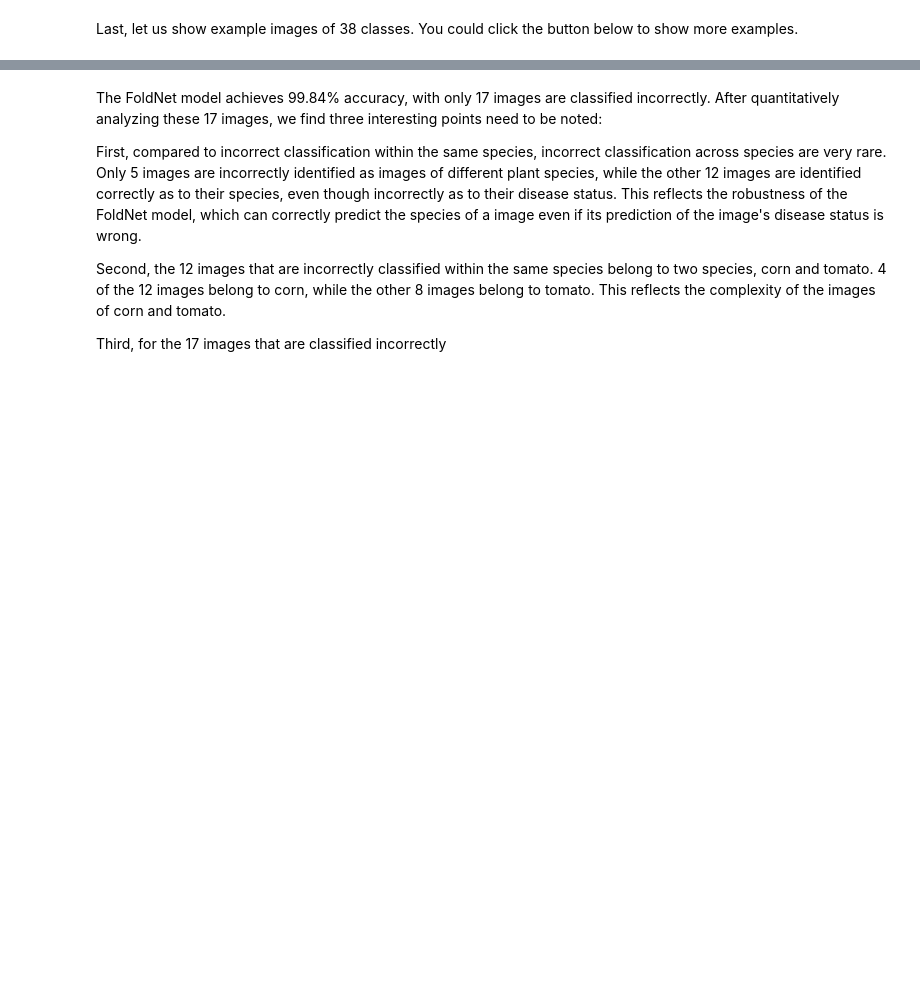
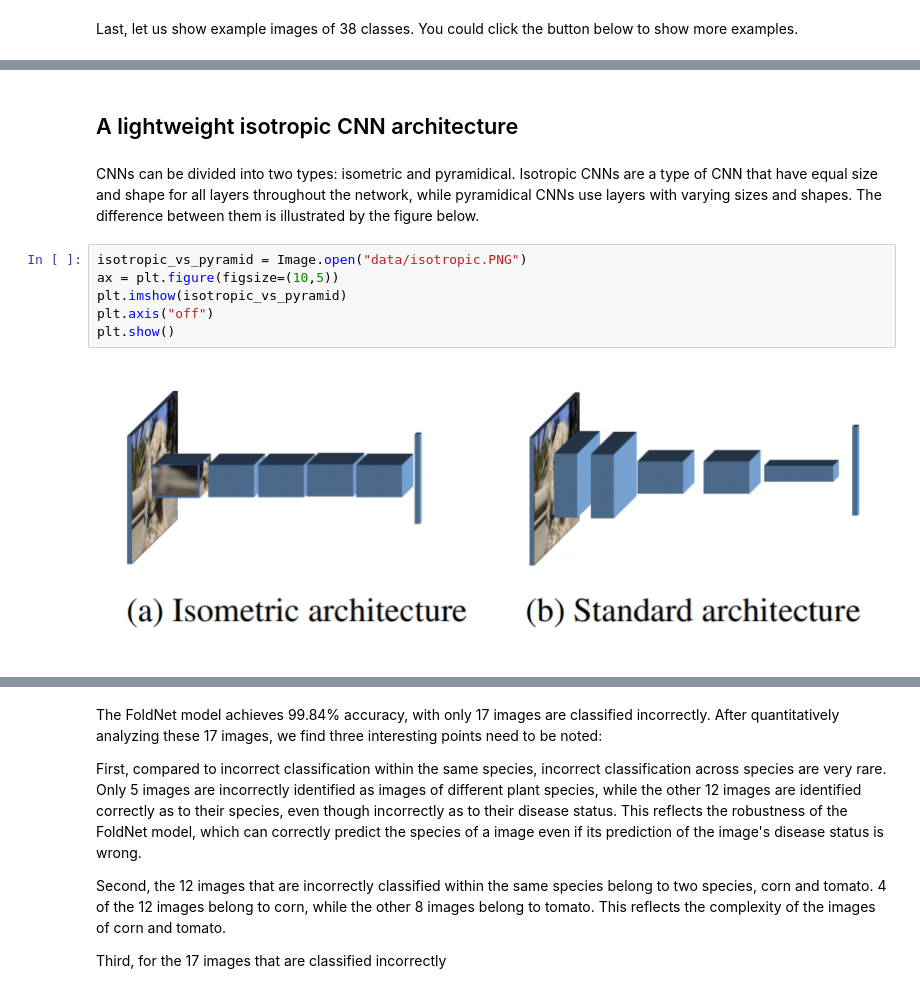
Before and after one commit to keepsimpler/smartfarming, a Jupyter notebook: docs/disease/classification-on-plantvillage-2.ipynb, the cells around one changed output, grey strips where cells are left out. Cells and saved outputs as stored; diff of their text form; blank space fills up the shorter version.

Commit message:
a light isotropic CNN

```diff
--- a/docs/disease/classification-on-plantvillage-2.ipynb
+++ b/docs/disease/classification-on-plantvillage-2.ipynb
@@ -54,0 +84,12 @@ Last, let us show example images of 38 classes. You could click the button below
+# %% [markdown]
+## A lightweight isotropic CNN architecture
+# %% [markdown]
+CNNs can be divided into two types: isometric and pyramidical. Isotropic CNNs are a type of CNN that have equal size and shape for all layers throughout the network, while pyramidical CNNs use layers with varying sizes and shapes. The difference between them is illustrated by the figure below.
+# %%
+isotropic_vs_pyramid = Image.open("data/isotropic.PNG")
+ax = plt.figure(figsize=(10,5))
+plt.imshow(isotropic_vs_pyramid)
+plt.axis("off")
+plt.show()
+# %% [output]
+[figure, added]
```
Also changed, not shown: parts of 4 cells of this notebook, 2 other files.
